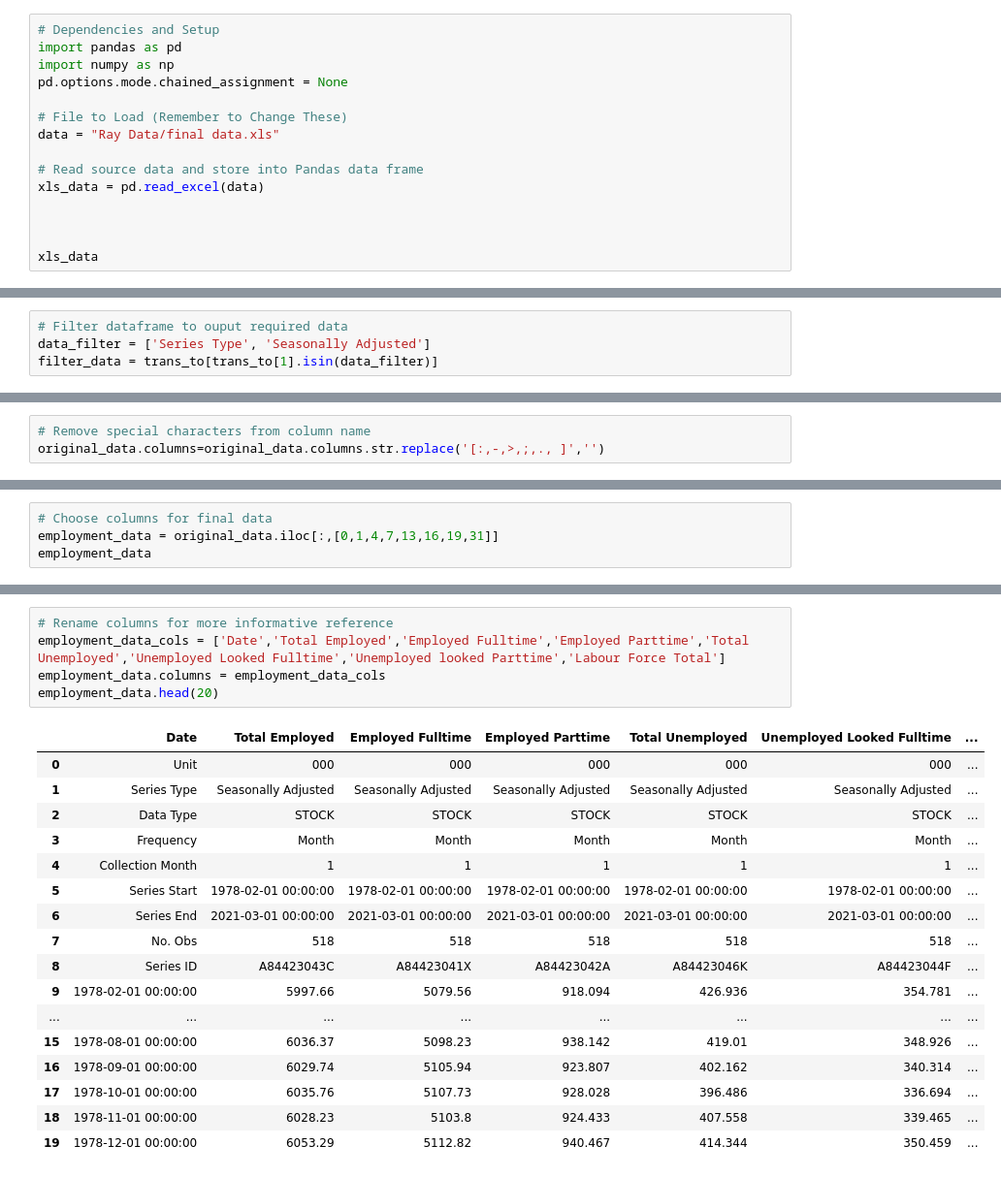
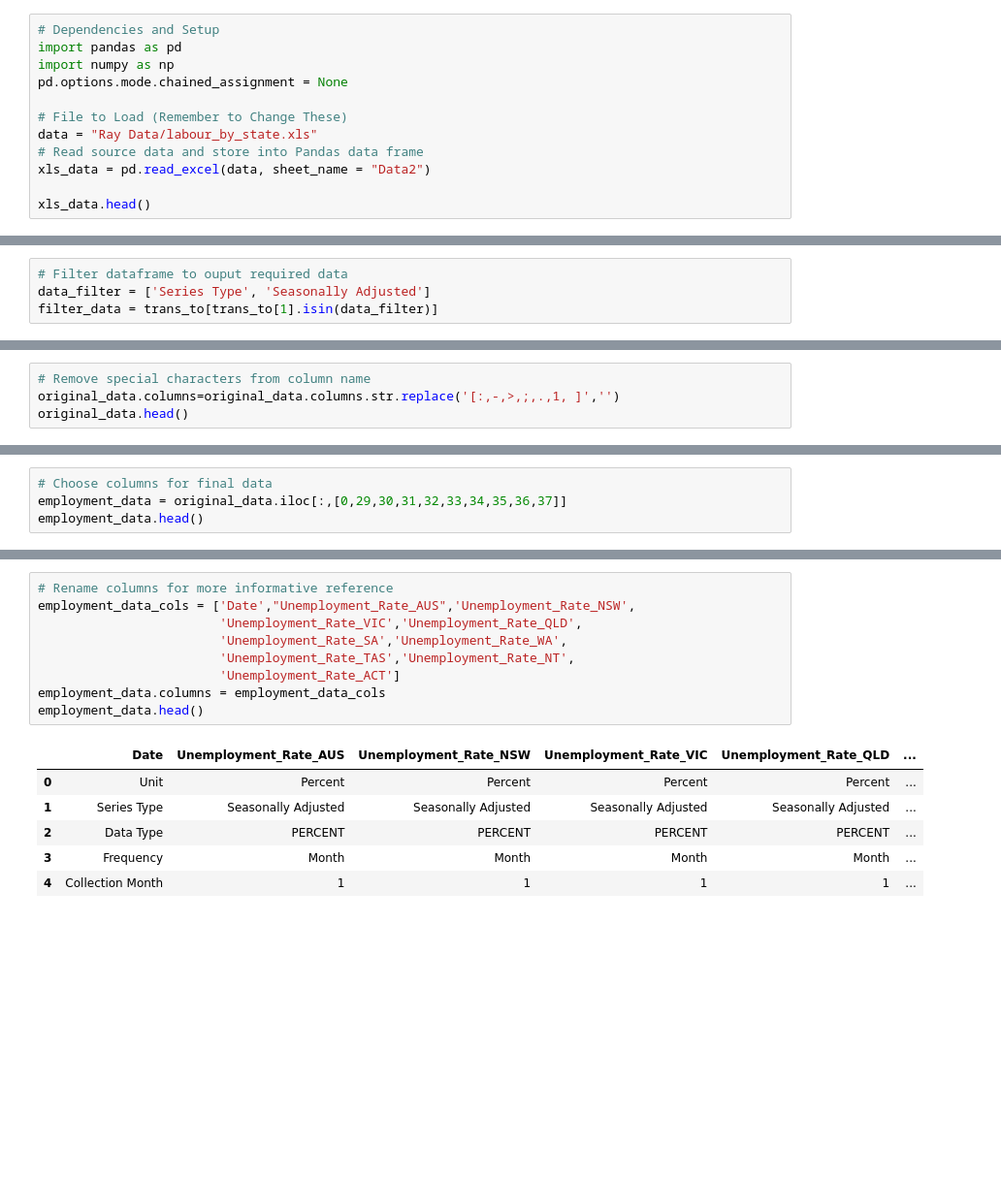
Before and after one commit to rfcamo/group5project, a Jupyter notebook: employment_data/employment_clean.ipynb, the cells around one changed output, grey strips where cells are left out. Shown at 97% size. Saved outputs shown, nothing was run; the diff lists cells and outputs as text; blank space fills up the shorter version.

```diff
--- a/employment_data/employment_clean.ipynb
+++ b/employment_data/employment_clean.ipynb
@@ -5,12 +5,9 @@ import numpy as np
 pd.options.mode.chained_assignment = None
 
 # File to Load (Remember to Change These)
-data = "Ray Data/final data.xls"
+data = "Ray Data/labour_by_state.xls"
+# Read source data and store into Pandas data frame
+xls_data = pd.read_excel(data, sheet_name = "Data2")
 
-# Read source data and store into Pandas data frame
-xls_data = pd.read_excel(data)
-
-
-
-xls_data
+xls_data.head()
 # %% [output]
@@ -108,3 +71,4 @@ original_data.head(20)
 # %%
 # Remove special characters from column name
-original_data.columns=original_data.columns.str.replace('[:,-,>,;,., ]','')
+original_data.columns=original_data.columns.str.replace('[:,-,>,;,.,1, ]','')
+original_data.head()
@@ -111,5 +83,5 @@ original_data.columns=original_data.columns.str.replace('[:,-,>,;,., ]','')
 # %%
 # Choose columns for final data
-employment_data = original_data.iloc[:,[0,1,4,7,13,16,19,31]]
-employment_data
+employment_data = original_data.iloc[:,[0,29,30,31,32,33,34,35,36,37]]
+employment_data.head()
 # %% [output]
@@ -129,26 +94,19 @@ employment_data
 # %%
 # Rename columns for more informative reference
-employment_data_cols = ['Date','Total Employed','Employed Fulltime','Employed Parttime','Total Unemployed','Unemployed Looked Fulltime','Unemployed looked Parttime','Labour Force Total']
+employment_data_cols = ['Date',"Unemployment_Rate_AUS",'Unemployment_Rate_NSW',
+                        'Unemployment_Rate_VIC','Unemployment_Rate_QLD',
+                        'Unemployment_Rate_SA','Unemployment_Rate_WA',
+                        'Unemployment_Rate_TAS','Unemployment_Rate_NT',
+                        'Unemployment_Rate_ACT']
 employment_data.columns = employment_data_cols
-employment_data.head(20)
+employment_data.head()
 # %% [output]
-|  | Date | Total Employed | Employed Fulltime | Employed Parttime | Total Unemployed | Unemployed Looked Fulltime | ... |
-| 0 | Unit | 000 | 000 | 000 | 000 | 000 | ... |
-| 1 | Series Type | Seasonally Adjusted | Seasonally Adjusted | Seasonally Adjusted | Seasonally Adjusted | Seasonally Adjusted | ... |
-| 2 | Data Type | STOCK | STOCK | STOCK | STOCK | STOCK | ... |
-| 3 | Frequency | Month | Month | Month | Month | Month | ... |
-| 4 | Collection Month | 1 | 1 | 1 | 1 | 1 | ... |
-| 5 | Series Start | 1978-02-01 00:00:00 | 1978-02-01 00:00:00 | 1978-02-01 00:00:00 | 1978-02-01 00:00:00 | 1978-02-01 00:00:00 | ... |
-| 6 | Series End | 2021-03-01 00:00:00 | 2021-03-01 00:00:00 | 2021-03-01 00:00:00 | 2021-03-01 00:00:00 | 2021-03-01 00:00:00 | ... |
-| 7 | No. Obs | 518 | 518 | 518 | 518 | 518 | ... |
-| 8 | Series ID | A84423043C | A84423041X | A84423042A | A84423046K | A84423044F | ... |
-| 9 | 1978-02-01 00:00:00 | 5997.66 | 5079.56 | 918.094 | 426.936 | 354.781 | ... |
-| ... | ... | ... | ... | ... | ... | ... | ... |
-| 15 | 1978-08-01 00:00:00 | 6036.37 | 5098.23 | 938.142 | 419.01 | 348.926 | ... |
-| 16 | 1978-09-01 00:00:00 | 6029.74 | 5105.94 | 923.807 | 402.162 | 340.314 | ... |
-| 17 | 1978-10-01 00:00:00 | 6035.76 | 5107.73 | 928.028 | 396.486 | 336.694 | ... |
-| 18 | 1978-11-01 00:00:00 | 6028.23 | 5103.8 | 924.433 | 407.558 | 339.465 | ... |
-| 19 | 1978-12-01 00:00:00 | 6053.29 | 5112.82 | 940.467 | 414.344 | 350.459 | ... |
+|  | Date | Unemployment_Rate_AUS | Unemployment_Rate_NSW | Unemployment_Rate_VIC | Unemployment_Rate_QLD | ... |
+| 0 | Unit | Percent | Percent | Percent | Percent | ... |
+| 1 | Series Type | Seasonally Adjusted | Seasonally Adjusted | Seasonally Adjusted | Seasonally Adjusted | ... |
+| 2 | Data Type | PERCENT | PERCENT | PERCENT | PERCENT | ... |
+| 3 | Frequency | Month | Month | Month | Month | ... |
+| 4 | Collection Month | 1 | 1 | 1 | 1 | ... |
 # %%
 # Drop unwanted data
 employment_data.drop(employment_data.index[:9], inplace=True)
```
Also changed, not shown: parts of 18 cells of this notebook, 3 other files.
